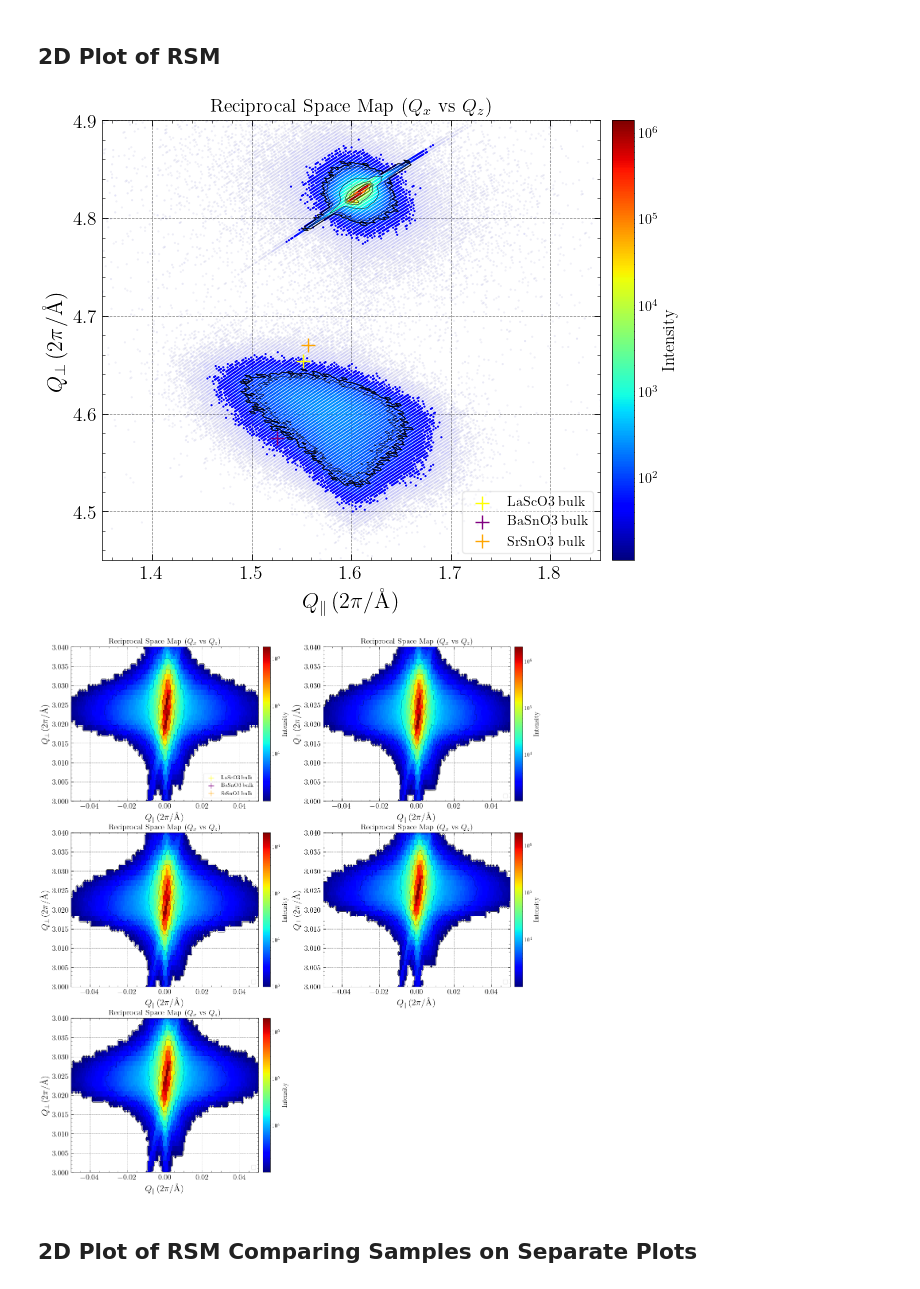
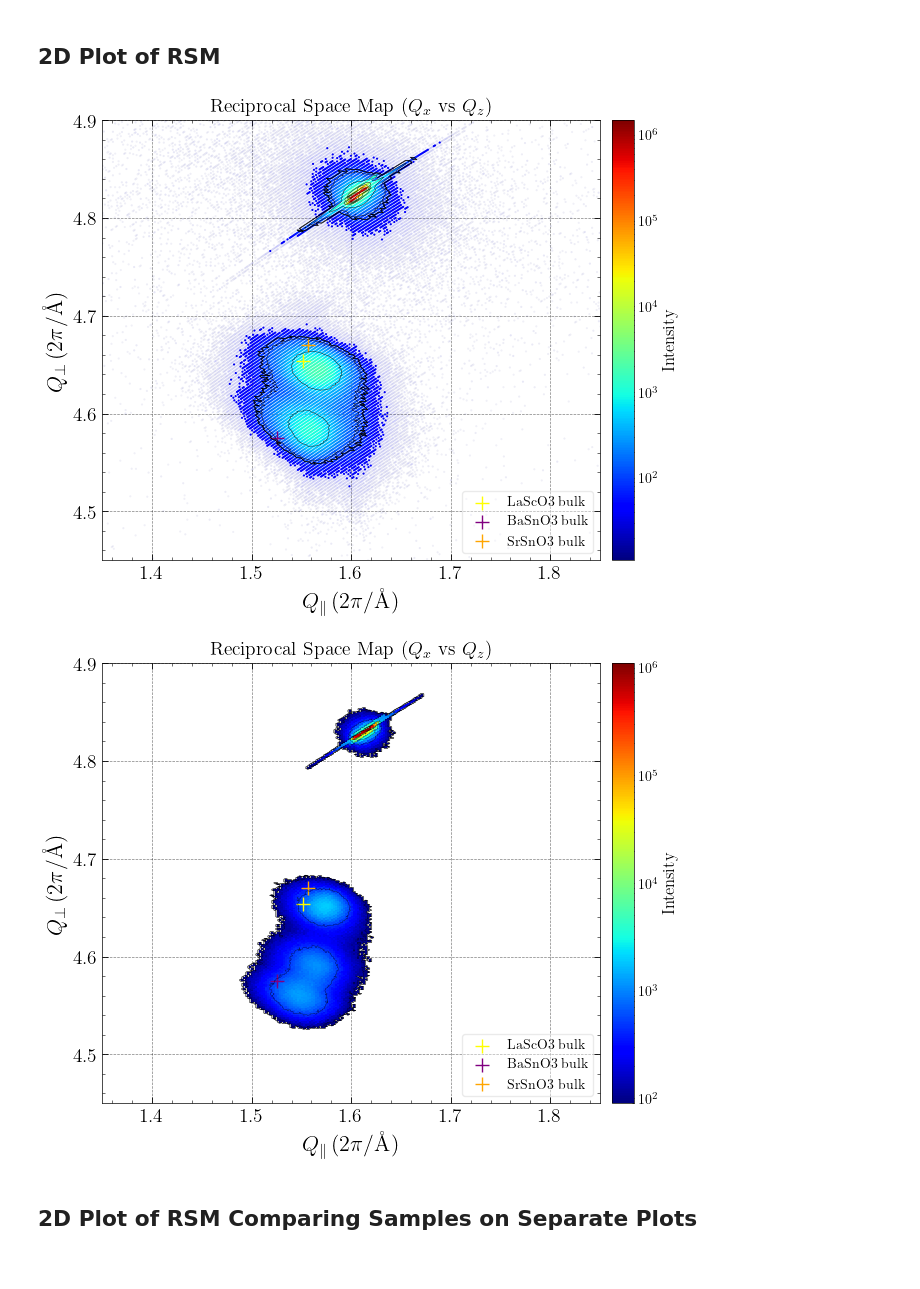
Before and after one commit to hc3413/Thin_Film_Analysis, a Jupyter notebook: RSM_Analysis.ipynb, the cells around one changed output. Cells and saved outputs as stored; diff of their text form; code cells hidden in the pictures.

```diff
--- a/RSM_Analysis.ipynb
+++ b/RSM_Analysis.ipynb
@@ -46,6 +46,7 @@ RSM_HC018 = RSM(root_XRD, folder_name = 'HC018')
 RSM_DR004 = RSM(root_XRD, folder_name = 'DR004')
 RSM_DR005 = RSM(root_XRD, folder_name = 'DR005')
 RSM_DR008 = RSM(root_XRD, folder_name = 'DR008att2')
+RSM_DR012 = RSM(root_XRD, folder_name = 'DR012')
 
 
 RSM_JT071 = RSM(root_XRD, folder_name = 'JT071')
@@ -57,6 +58,11 @@ RSM_EM002 = RSM(root_XRD, folder_name = 'EM002')
 RSM_EM003 = RSM(root_XRD, folder_name = 'EM003')
 RSM_EM004 = RSM(root_XRD, folder_name = 'EM004')
 RSM_EM005 = RSM(root_XRD, folder_name = 'EM005')
+RSM_EM006 = RSM(root_XRD, folder_name = 'EM006')
+RSM_EM007 = RSM(root_XRD, folder_name = 'EM007')
+RSM_EM008 = RSM(root_XRD, folder_name = 'EM008')
+RSM_EM009 = RSM(root_XRD, folder_name = 'EM009')
+RSM_EM010 = RSM(root_XRD, folder_name = 'EM010')
 # %% [output]
 [PosixPath('/Users/horatiocox/Desktop/RUG_Postdoc/Experiments/XRD/HC001/HC001_LSO_STO_RSM_2.csv')]
 Points per scan: 457
@@ -79,16 +85,16 @@ EM005_SSO_STO_Treated_RSM_H1_1 shape = (577, 214, 3)
 ## 2D Plot of RSM
 # %%
 #def plot_2D(self, threshold_filt: float = 1e-99, log_scale: bool = True, x_lim = [1.35, 2.05], y_lim = [4.8, 5.29], plot_type = 'contour'):
-single_dat = [RSM_EM005]
+single_dat = [RSM_EM009]
 fig1 = RSM_plot_sep(dat = single_dat,threshold_filt = 10, grid_filt = 90, resolution_scaling=None, plot_type = 'contour', ax_unit='reciprocal', string_suppress = True, x_lim = [1.35, 1.85], y_lim = [4.45, 4.9]) #x_lim = [-0.12, 0.12], y_lim = [2.93, 3.11]
 
-#fig1.savefig(f'{single_dat[0].folder_path}/{single_dat[0].plot_string[0]}.{fig_format}', dpi=600, bbox_inches='tight', transparent=True)
+fig1.savefig(f'{single_dat[0].folder_path}/{single_dat[0].plot_string[0]}.{fig_format}', dpi=600, bbox_inches='tight', transparent=True)
 # %% [output]
-[figure, old version]
+[figure, new version]
 # %%
-fig1 = RSM_plot_sep(dat = single_dat,threshold_filt = 10, grid_filt = 1, resolution_scaling=3, plot_type = 'mesh', ax_unit='reciprocal', string_suppress = True,x_lim = [-0.05, 0.05], y_lim = [3, 3.04]) #x_lim = [1.35, 1.85], y_lim = [4.45, 4.9])
+fig1 = RSM_plot_sep(dat = single_dat,threshold_filt = 1, grid_filt = 1, resolution_scaling=3, plot_type = 'mesh', ax_unit='reciprocal', string_suppress = True, x_lim = [1.35, 1.85], y_lim = [4.45, 4.9]) #x_lim = [-0.05, 0.05], y_lim = [3, 3.04])
 # %% [output]
-[figure, old version]
+[figure, new version]
 # %% [markdown]
 ## 2D Plot of RSM Comparing Samples on Separate Plots
 # %%
```
Also changed, not shown: parts of 5 cells of this notebook, 4 other files.
